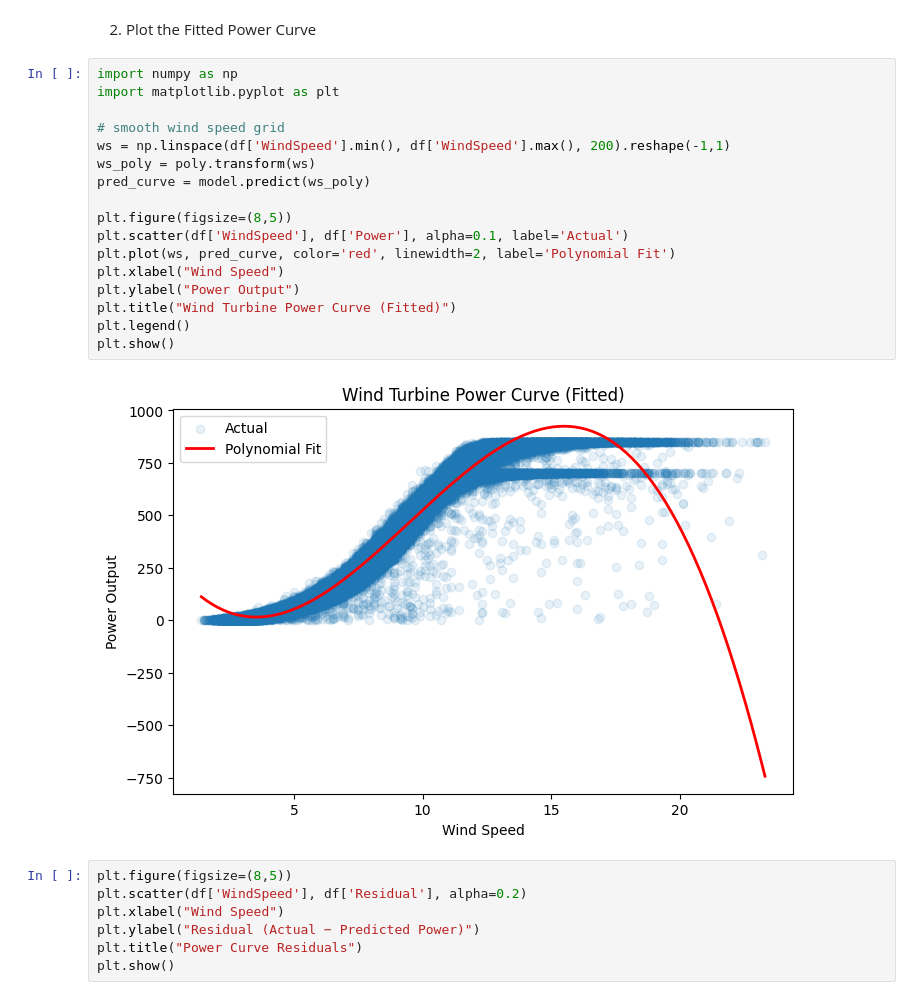
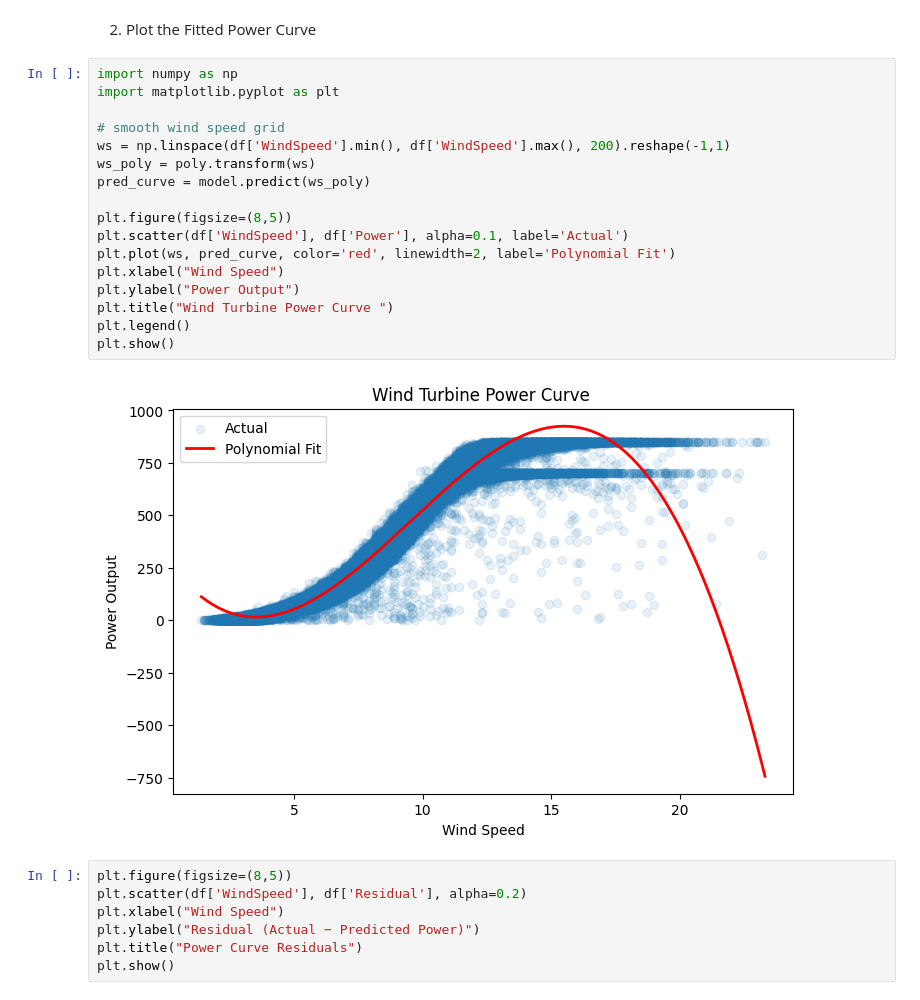
Before and after one commit to prashansarathod/COSC-5806-W03---Data-Analysis-With-Python, a Jupyter notebook: project.ipynb, the cells around one changed output. Cells and saved outputs as stored; diff of their text form.

Commit message:
plots

```diff
--- a/project.ipynb
+++ b/project.ipynb
@@ -224,22 +224,22 @@ df['Residual'] = df['Power'] - df['PredictedPower']
 # %%
 import numpy as np
 import matplotlib.pyplot as plt
 
 # smooth wind speed grid
 ws = np.linspace(df['WindSpeed'].min(), df['WindSpeed'].max(), 200).reshape(-1,1)
 ws_poly = poly.transform(ws)
 pred_curve = model.predict(ws_poly)
 
 plt.figure(figsize=(8,5))
 plt.scatter(df['WindSpeed'], df['Power'], alpha=0.1, label='Actual')
 plt.plot(ws, pred_curve, color='red', linewidth=2, label='Polynomial Fit')
 plt.xlabel("Wind Speed")
 plt.ylabel("Power Output")
-plt.title("Wind Turbine Power Curve (Fitted)")
+plt.title("Wind Turbine Power Curve ")
 plt.legend()
 plt.show()
 # %% [output]
-[figure, old version]
+[figure, new version]
 # %%
 plt.figure(figsize=(8,5))
 plt.scatter(df['WindSpeed'], df['Residual'], alpha=0.2)
```
Also changed, not shown: parts of 1 cell of this notebook.
